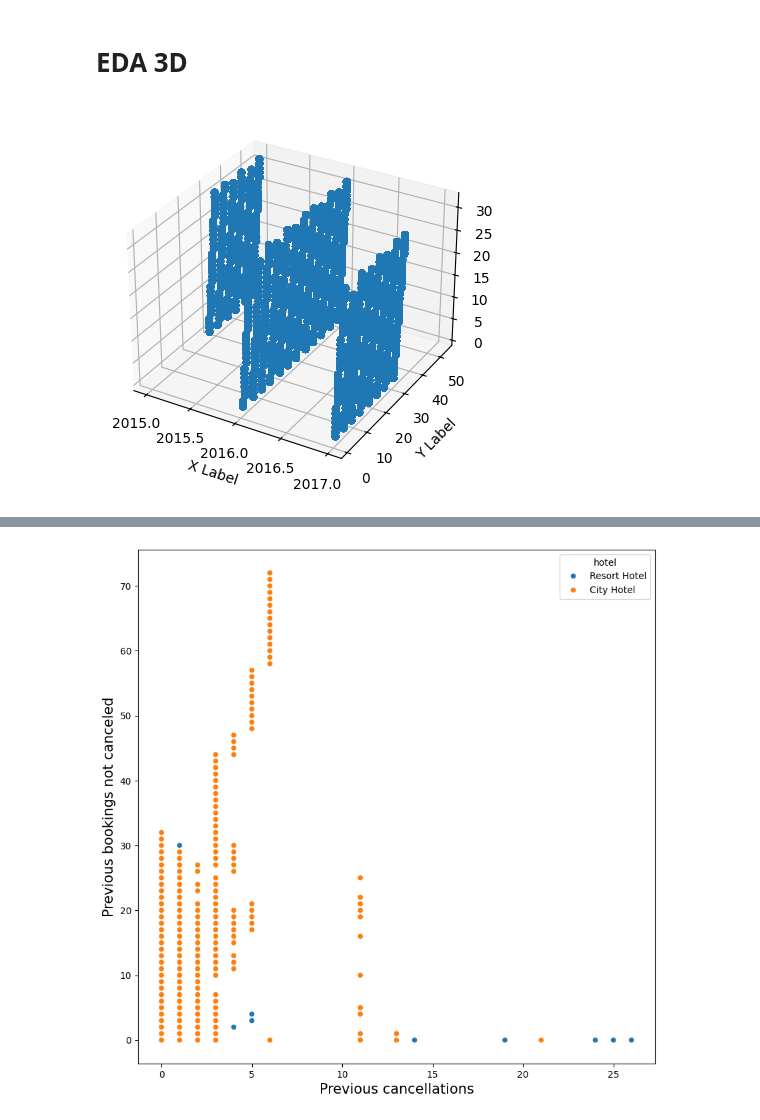
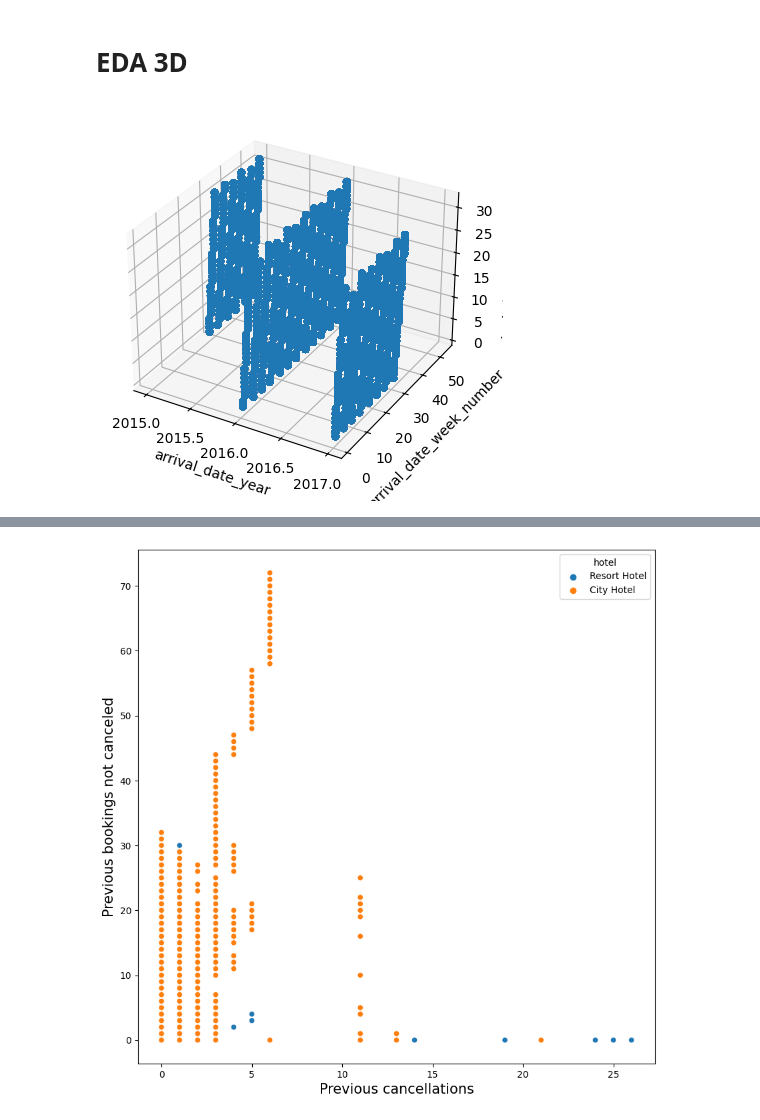
Before and after one commit to duongtruongbinh/Data-Visualization-Labs, a Jupyter notebook: Project/Project.ipynb, the cells around one changed output, grey strips where cells are left out. Drawn from its saved outputs; the diff is of its cells as text; code cells hidden in the pictures.

```diff
--- a/Project/Project.ipynb
+++ b/Project/Project.ipynb
@@ -495,11 +504,11 @@ df.groupby([cate_list[0], cate_list[2]]).agg({cate_list[2]: 'count'})/len(df)
 # %%
 fig = plt.figure()
 ax = fig.add_subplot(projection='3d')
 
 ax.scatter(df[num_list[1]], df[num_list[2]], df[num_list[3]])
-ax.set_xlabel('X Label')
-ax.set_ylabel('Y Label')
-ax.set_zlabel('Z Label')
+ax.set_xlabel(num_list[1])
+ax.set_ylabel(num_list[2])
+ax.set_zlabel(num_list[3])
 plt.show()
 # %% [output]
-[figure, old version]
+[figure, new version]
```
Also changed, not shown: parts of 10 cells of this notebook.
